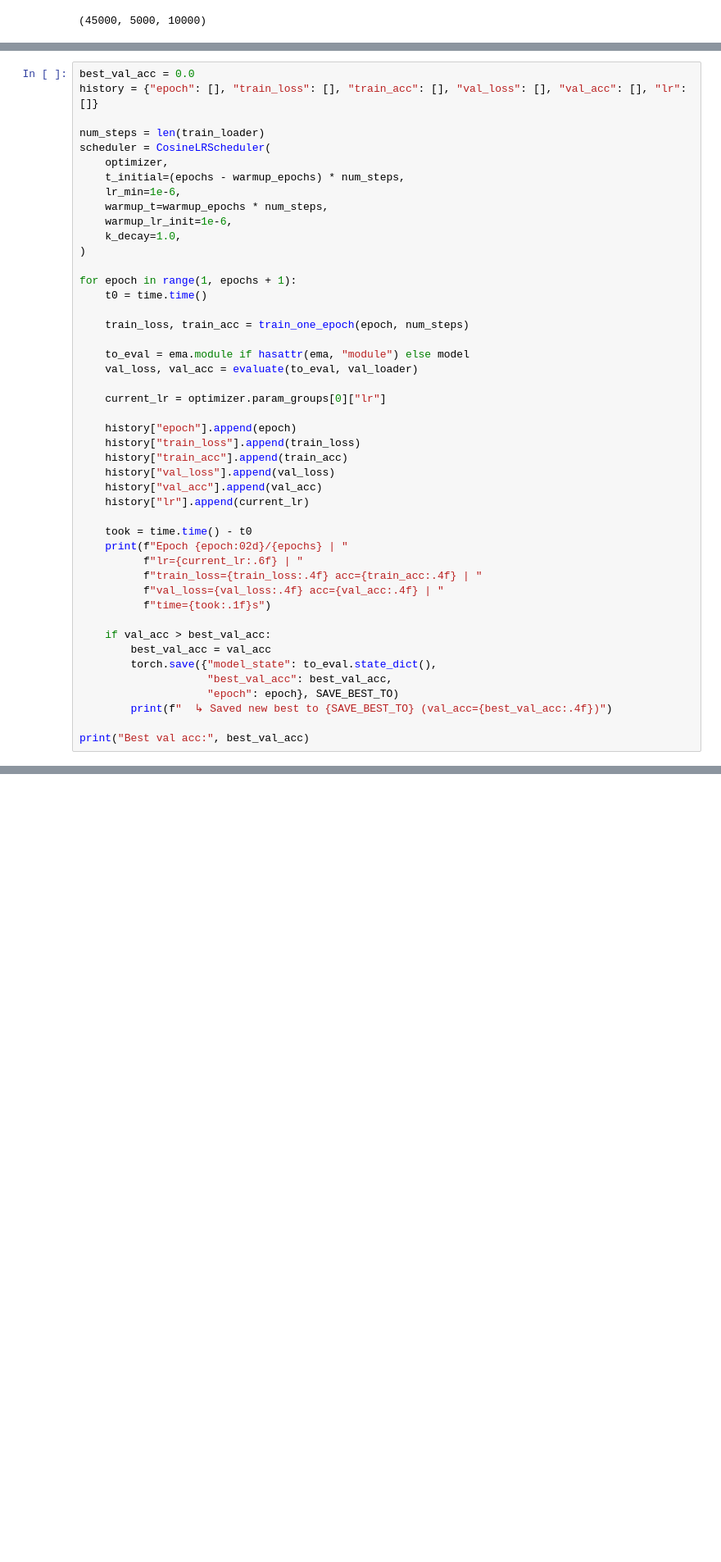
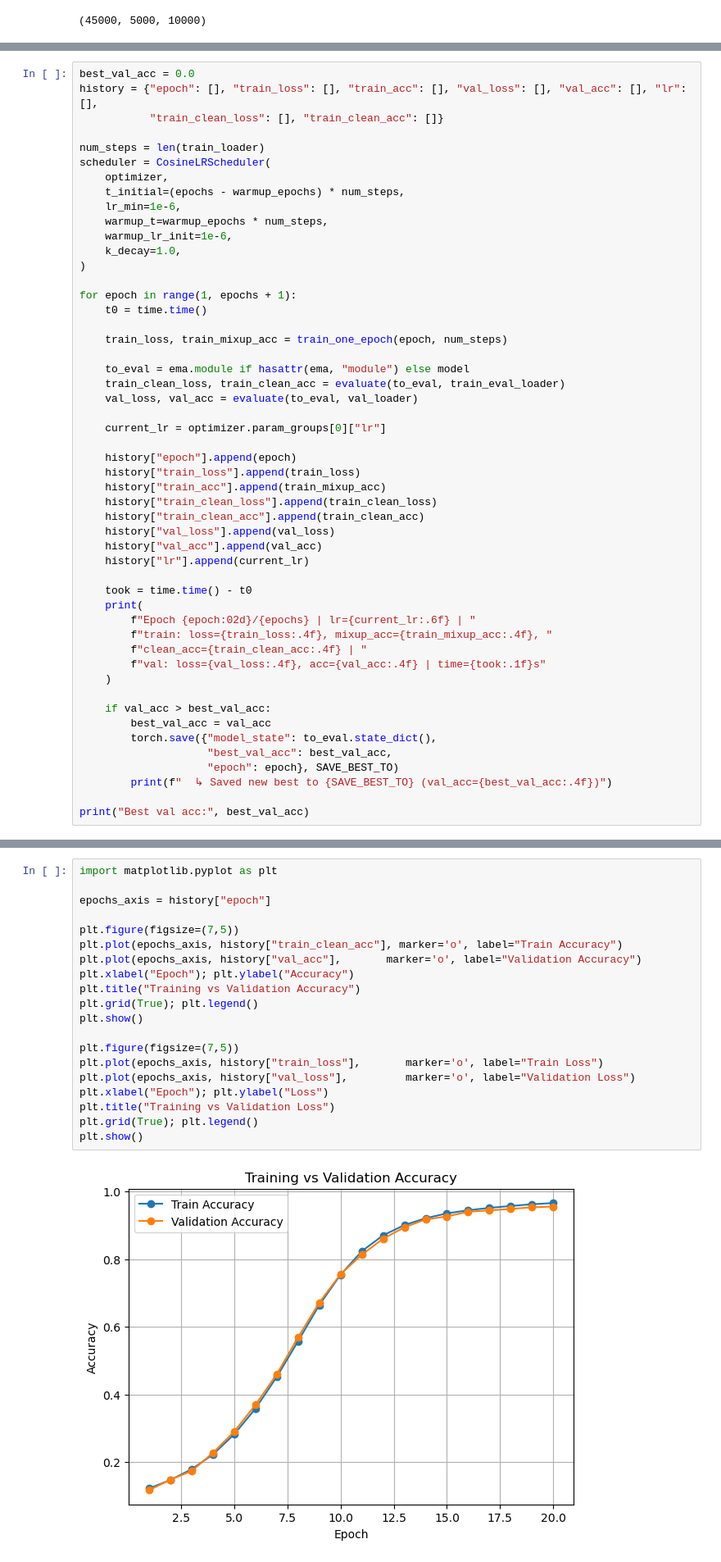
Before and after one commit to dsnyeo/ie4483_aidm_cats_vs_dogs, a Jupyter notebook: convnext_tiny_cifar10.ipynb, the cells around one changed output, grey strips where cells are left out. Shown at 82% size. Saved outputs shown, nothing was run; the diff lists cells and outputs as text; blank space fills up the shorter version.

```diff
--- a/convnext_tiny_cifar10.ipynb
+++ b/convnext_tiny_cifar10.ipynb
@@ -218,6 +230,7 @@ def train_one_epoch(epoch, num_steps):
 # %%
 best_val_acc = 0.0
-history = {"epoch": [], "train_loss": [], "train_acc": [], "val_loss": [], "val_acc": [], "lr": []}
+history = {"epoch": [], "train_loss": [], "train_acc": [], "val_loss": [], "val_acc": [], "lr": [],
+           "train_clean_loss": [], "train_clean_acc": []}
 
 num_steps = len(train_loader)
 scheduler = CosineLRScheduler(
@@ -232,26 +245,30 @@ scheduler = CosineLRScheduler(
 for epoch in range(1, epochs + 1):
     t0 = time.time()
 
-    train_loss, train_acc = train_one_epoch(epoch, num_steps)
+    train_loss, train_mixup_acc = train_one_epoch(epoch, num_steps)
 
     to_eval = ema.module if hasattr(ema, "module") else model
+    train_clean_loss, train_clean_acc = evaluate(to_eval, train_eval_loader)
     val_loss, val_acc = evaluate(to_eval, val_loader)
 
     current_lr = optimizer.param_groups[0]["lr"]
 
     history["epoch"].append(epoch)
     history["train_loss"].append(train_loss)
-    history["train_acc"].append(train_acc)
+    history["train_acc"].append(train_mixup_acc)
+    history["train_clean_loss"].append(train_clean_loss)
+    history["train_clean_acc"].append(train_clean_acc)
     history["val_loss"].append(val_loss)
     history["val_acc"].append(val_acc)
     history["lr"].append(current_lr)
 
     took = time.time() - t0
-    print(f"Epoch {epoch:02d}/{epochs} | "
-          f"lr={current_lr:.6f} | "
-          f"train_loss={train_loss:.4f} acc={train_acc:.4f} | "
-          f"val_loss={val_loss:.4f} acc={val_acc:.4f} | "
-          f"time={took:.1f}s")
+    print(
+        f"Epoch {epoch:02d}/{epochs} | lr={current_lr:.6f} | "
+        f"train: loss={train_loss:.4f}, mixup_acc={train_mixup_acc:.4f}, "
+        f"clean_acc={train_clean_acc:.4f} | "
+        f"val: loss={val_loss:.4f}, acc={val_acc:.4f} | time={took:.1f}s"
+    )
 
     if val_acc > best_val_acc:
         best_val_acc = val_acc
@@ -281,0 +299,22 @@ Best val acc: 0.9542
+# %%
+import matplotlib.pyplot as plt
+
+epochs_axis = history["epoch"]
+
+plt.figure(figsize=(7,5))
+plt.plot(epochs_axis, history["train_clean_acc"], marker='o', label="Train Accuracy")
+plt.plot(epochs_axis, history["val_acc"],       marker='o', label="Validation Accuracy")
+plt.xlabel("Epoch"); plt.ylabel("Accuracy")
+plt.title("Training vs Validation Accuracy")
+plt.grid(True); plt.legend()
+plt.show()
+
+plt.figure(figsize=(7,5))
+plt.plot(epochs_axis, history["train_loss"],       marker='o', label="Train Loss")
+plt.plot(epochs_axis, history["val_loss"],         marker='o', label="Validation Loss")
+plt.xlabel("Epoch"); plt.ylabel("Loss")
+plt.title("Training vs Validation Loss")
+plt.grid(True); plt.legend()
+plt.show()
+# %% [output]
+[figure, added]
```
Also changed, not shown: parts of 9 cells of this notebook, 2 other files.
